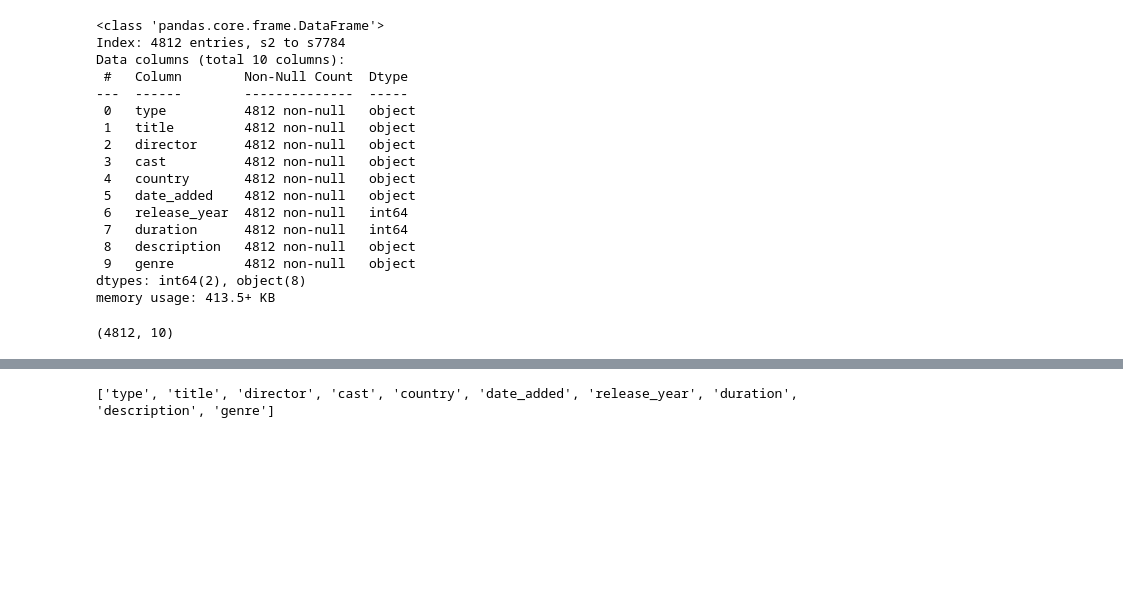
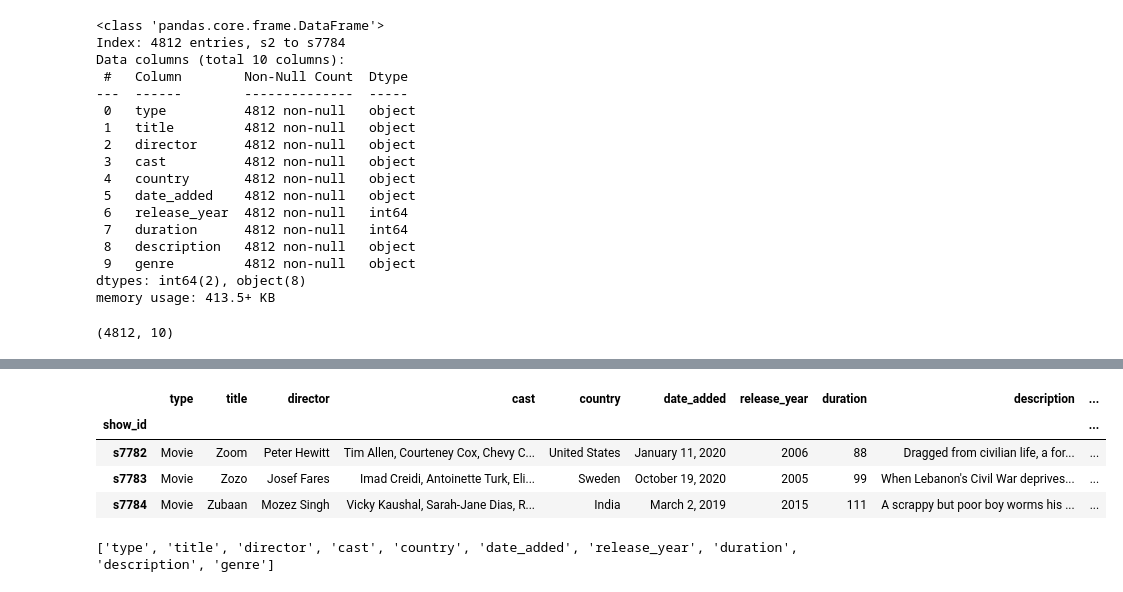
Before and after one commit to GustavMartinez/netflix-eda, a Jupyter notebook: netflix_eda.ipynb, the cells around one changed output, grey strips where cells are left out. Drawn from its saved outputs; the diff is of its cells as text; code cells hidden in the pictures; blank space fills up the shorter version.

```diff
--- a/netflix_eda.ipynb
+++ b/netflix_eda.ipynb
@@ -55,6 +55,14 @@ df.head(3)
 | s2 | Movie | 7:19 | Jorge Michel Grau | Demián Bichir, Héctor Bonilla, Os... | Mexico | December 23, 2016 | 2016 | 93 | After a devastating earthquake hi... | ... |
 | s3 | Movie | 23:59 | Gilbert Chan | Tedd Chan, Stella Chung, Henley H... | Singapore | December 20, 2018 | 2011 | 78 | When an army recruit is found dea... | ... |
 | s4 | Movie | 9 | Shane Acker | Elijah Wood, John C. Reilly, Jenn... | United States | November 16, 2017 | 2009 | 80 | In a postapocalyptic world, rag-d... | ... |
+# %%
+df.tail(3)
+# %% [output]
+|  | type | title | director | cast | country | date_added | release_year | duration | description | ... |
+| show_id |  |  |  |  |  |  |  |  |  | ... |
+| s7782 | Movie | Zoom | Peter Hewitt | Tim Allen, Courteney Cox, Chevy C... | United States | January 11, 2020 | 2006 | 88 | Dragged from civilian life, a for... | ... |
+| s7783 | Movie | Zozo | Josef Fares | Imad Creidi, Antoinette Turk, Eli... | Sweden | October 19, 2020 | 2005 | 99 | When Lebanon's Civil War deprives... | ... |
+| s7784 | Movie | Zubaan | Mozez Singh | Vicky Kaushal, Sarah-Jane Dias, R... | India | March 2, 2019 | 2015 | 111 | A scrappy but poor boy worms his ... | ... |
 # %%
 list_of_columns = df.columns.to_list()
 print(list_of_columns)
```
Also changed, not shown: parts of 13 cells of this notebook.
